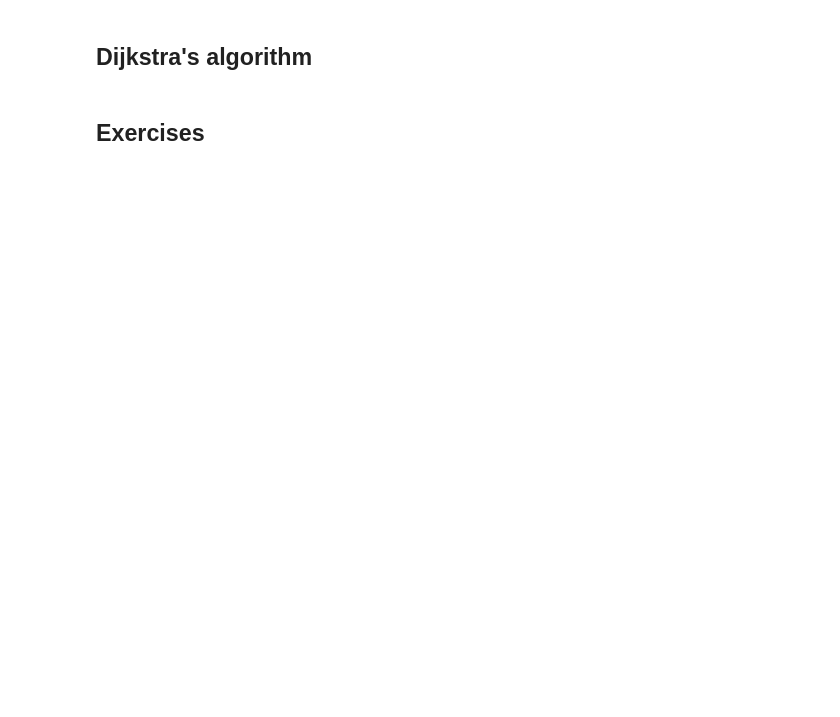
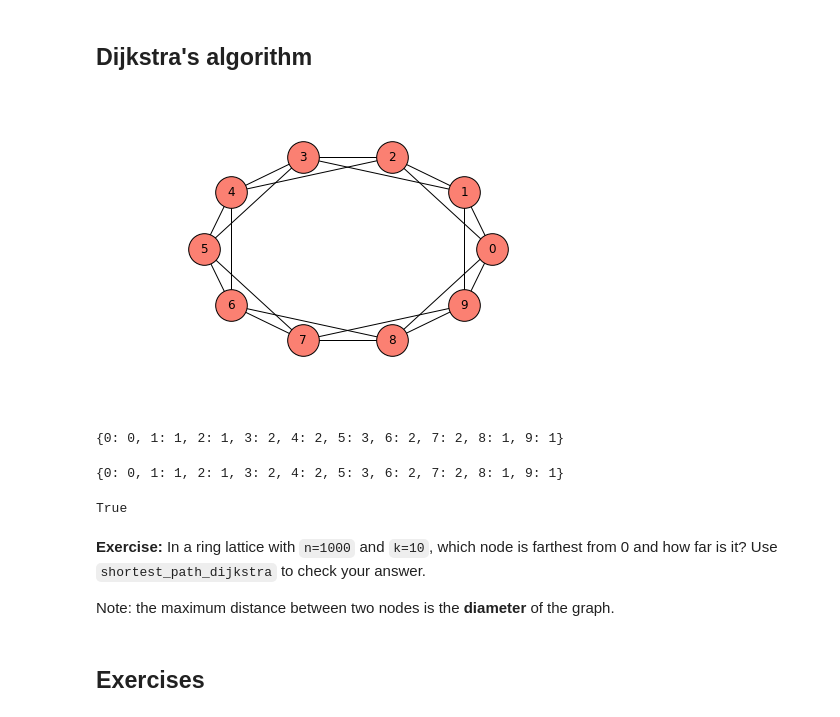
Before and after one commit to AllenDowney/ThinkComplexity2, a Jupyter notebook: code/chap03.ipynb, the cells around one changed output. Saved outputs shown, nothing was run; the diff lists cells and outputs as text; code cells hidden in the pictures; blank space fills up the shorter version.

```diff
--- a/code/chap03.ipynb
+++ b/code/chap03.ipynb
@@ -243,2 +356,29 @@ len(reachable_nodes_bfs(lattice, 0))
+# %%
+lattice = make_ring_lattice(10, 4)
+# %%
+nx.draw_circular(lattice,
+                 node_color=COLORS[3],
+                 node_size=1000,
+                 with_labels=True)
+# %% [output]
+[figure, added]
+# %%
+d1 = shortest_path_dijkstra(lattice, 0)
+d1
+# %% [output]
+{0: 0, 1: 1, 2: 1, 3: 2, 4: 2, 5: 3, 6: 2, 7: 2, 8: 1, 9: 1}
+# %%
+d2 = nx.shortest_path_length(lattice, 0)
+d2
+# %% [output]
+{0: 0, 1: 1, 2: 1, 3: 2, 4: 2, 5: 3, 6: 2, 7: 2, 8: 1, 9: 1}
+# %%
+d1 == d2
+# %% [output]
+True
+# %% [markdown]
+**Exercise:** In a ring lattice with `n=1000` and `k=10`, which node is farthest from 0 and how far is it?  Use `shortest_path_dijkstra` to check your answer.
+
+Note: the maximum distance between two nodes is the **diameter** of the graph.
 # %% [markdown]
 ## Exercises
```
Also changed, not shown: parts of 77 cells of this notebook, 1 other file.
